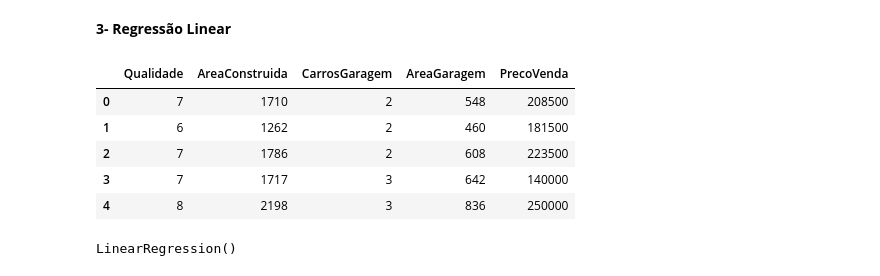
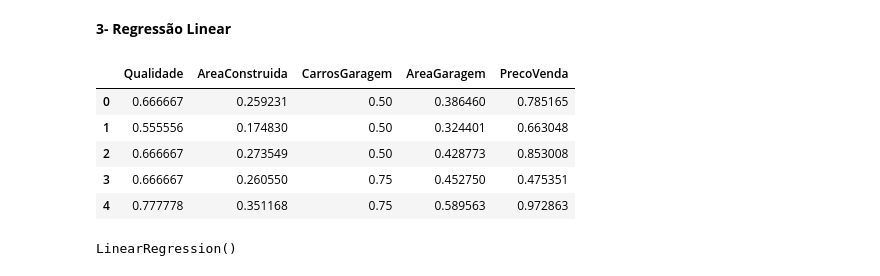
Before and after one commit to cairoegito/Previsao-de-alugueis-no-Quinto-Andar, a Jupyter notebook: Previsão_no_Quinto_Andar.ipynb, the cells around one changed output. Cells and saved outputs as stored; diff of their text form; code cells hidden in the pictures.

```diff
--- a/Previsão_no_Quinto_Andar.ipynb
+++ b/Previsão_no_Quinto_Andar.ipynb
@@ -312,3 +325,10 @@ df2.shape
+# %%
+# Definindo os objetos de normalização
+minmax_sc = MinMaxScaler()
 # %%
 #Utilizando o método OneHotEncoder para transformação em  variáveis numéricas
-df2 = pd.get_dummies(df, drop_first = True )
+df2 = pd.get_dummies(df2, drop_first = True )
+# %%
+# Aplicando o MinMaxScaler aos dados
+minmax_sc.fit(df2)
+minmax_sc.transform(df2)
@@ -318,0 +353,6 @@ df2.shape
+# %%
+# Transformando o resultado em um dataframe
+df3 = pd.DataFrame(minmax_sc.transform(df2),columns=df2.columns)
+
+# Mostrando o dataset resultante
+df3.head(3)
@@ -390,15 +436,15 @@ Notes:
 # %% [markdown]
 **3- Regressão Linear**
 # %%
-#Rearranjando dataset para a previsão com features mais importantes
-df2 = df2[["Qualidade", "AreaConstruida", "CarrosGaragem" , "AreaGaragem",'PrecoVenda' ]]
-df2.head()
+#Rearranjando dataset para a previsão com algumas features
+df4 = df3[["Qualidade", "AreaConstruida", "CarrosGaragem" , "AreaGaragem",'PrecoVenda' ]]
+df4.head()
 # %% [output]
 |  | Qualidade | AreaConstruida | CarrosGaragem | AreaGaragem | PrecoVenda |
-| 0 | 7 | 1710 | 2 | 548 | 208500 |
-| 1 | 6 | 1262 | 2 | 460 | 181500 |
-| 2 | 7 | 1786 | 2 | 608 | 223500 |
-| 3 | 7 | 1717 | 3 | 642 | 140000 |
-| 4 | 8 | 2198 | 3 | 836 | 250000 |
+| 0 | 0.666667 | 0.259231 | 0.50 | 0.386460 | 0.785165 |
+| 1 | 0.555556 | 0.174830 | 0.50 | 0.324401 | 0.663048 |
+| 2 | 0.666667 | 0.273549 | 0.50 | 0.428773 | 0.853008 |
+| 3 | 0.666667 | 0.260550 | 0.75 | 0.452750 | 0.475351 |
+| 4 | 0.777778 | 0.351168 | 0.75 | 0.589563 | 0.972863 |
 # %%
 # Separando para a predição
```
Also changed, not shown: parts of 14 cells of this notebook.
